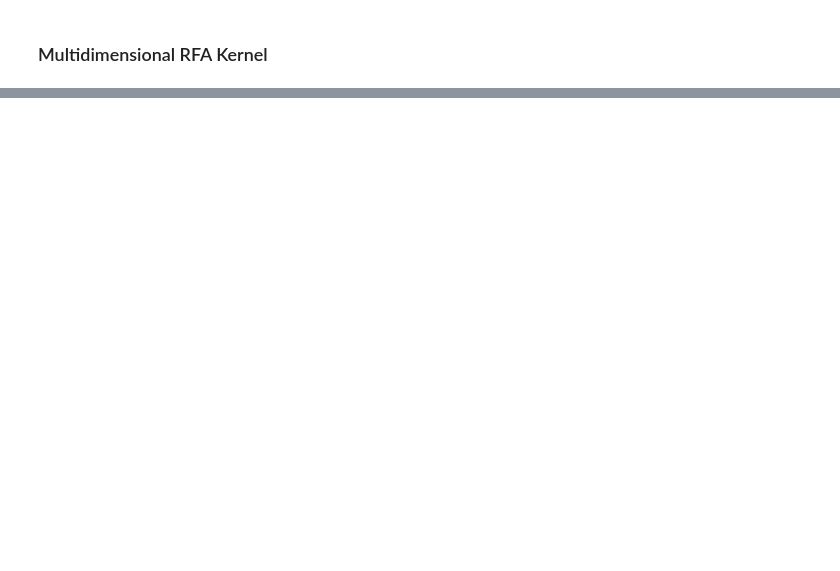
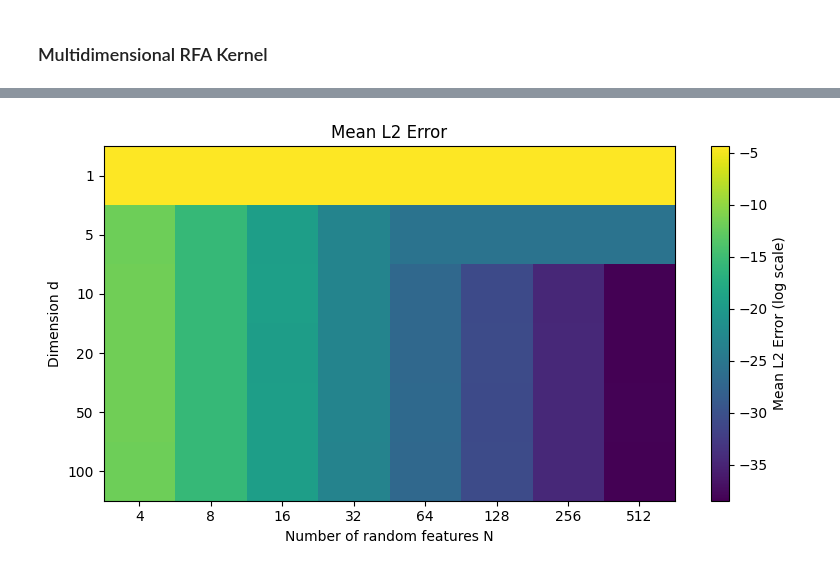
Before and after one commit to dani2442/dani2442_code, a Jupyter notebook: higher-order-attention/notebook.ipynb, the cells around one changed output, grey strips where cells are left out. Drawn from its saved outputs; the diff is of its cells as text; code cells hidden in the pictures; blank space fills up the shorter version.

```diff
--- a/higher-order-attention/notebook.ipynb
+++ b/higher-order-attention/notebook.ipynb
@@ -216,0 +156,52 @@ IndexError: Dimension out of range (expected to be in range of [-1, 0], but got
+# %%
+def k_mc(x, sigma=1.0, N=128):
+    n, d = x.shape
+    diffs = x  # [n, d]  (following user's original code)
+    omegas = torch.randn(n, d, N) / sigma
+    m = torch.einsum('ij,ijk->ik', diffs, omegas)  # [n, N]
+    phi = torch.cat([torch.cos(m), torch.sin(m)], -1) / (N ** 0.5)  # [n, 2N]
+    return torch.mean(torch.prod(phi, dim=0))
+
+def k_exact(x, sigma=1.0):
+    diffs = x  # [n, d]  (following user's original code)
+    return torch.exp(-0.5 * sigma**2 * torch.sum(diffs**2))
+
+def estimate_error(x, N, trials=200, sigma=1.0):
+    exact = k_exact(x, sigma=sigma)
+    errs = []
+    for _ in range(trials):
+        approx = k_mc(x, sigma=sigma, N=N)
+        err = torch.norm(approx - exact).item()
+        errs.append(err)
+    return float(np.mean(errs))
+
+# Grid of Ns and ds (feel free to tweak)
+N_values = [4, 8, 16, 32, 64, 128, 256, 512]
+d_values = [1, 5, 10, 20, 50, 100]
+
+# Compute mean errors
+mean_errors = np.zeros((len(d_values), len(N_values)), dtype=float)
+
+n = 10      # total data points (fixed per your snippet)
+sigma = 1.0
+
+for i, d in enumerate(d_values):
+    # New dataset for each dimensionality
+    x = torch.randn(n, d)
+    for j, N in enumerate(N_values):
+        mean_errors[i, j] = estimate_error(x, N=N, trials=200, sigma=sigma)
+
+# Plot: error heatmap
+plt.figure(figsize=(8, 4.5))
+im = plt.imshow(np.log(mean_errors), aspect='auto')
+plt.xticks(ticks=np.arange(len(N_values)), labels=N_values)
+plt.yticks(ticks=np.arange(len(d_values)), labels=d_values)
+plt.xlabel("Number of random features N")
+plt.ylabel("Dimension d")
+plt.title("Mean L2 Error")
+cbar = plt.colorbar(im)
+cbar.set_label("Mean L2 Error (log scale)")
+plt.tight_layout()
+plt.show()
+# %% [output]
+[figure, added]
```
Also changed, not shown: parts of 10 cells of this notebook, 2 other files.
